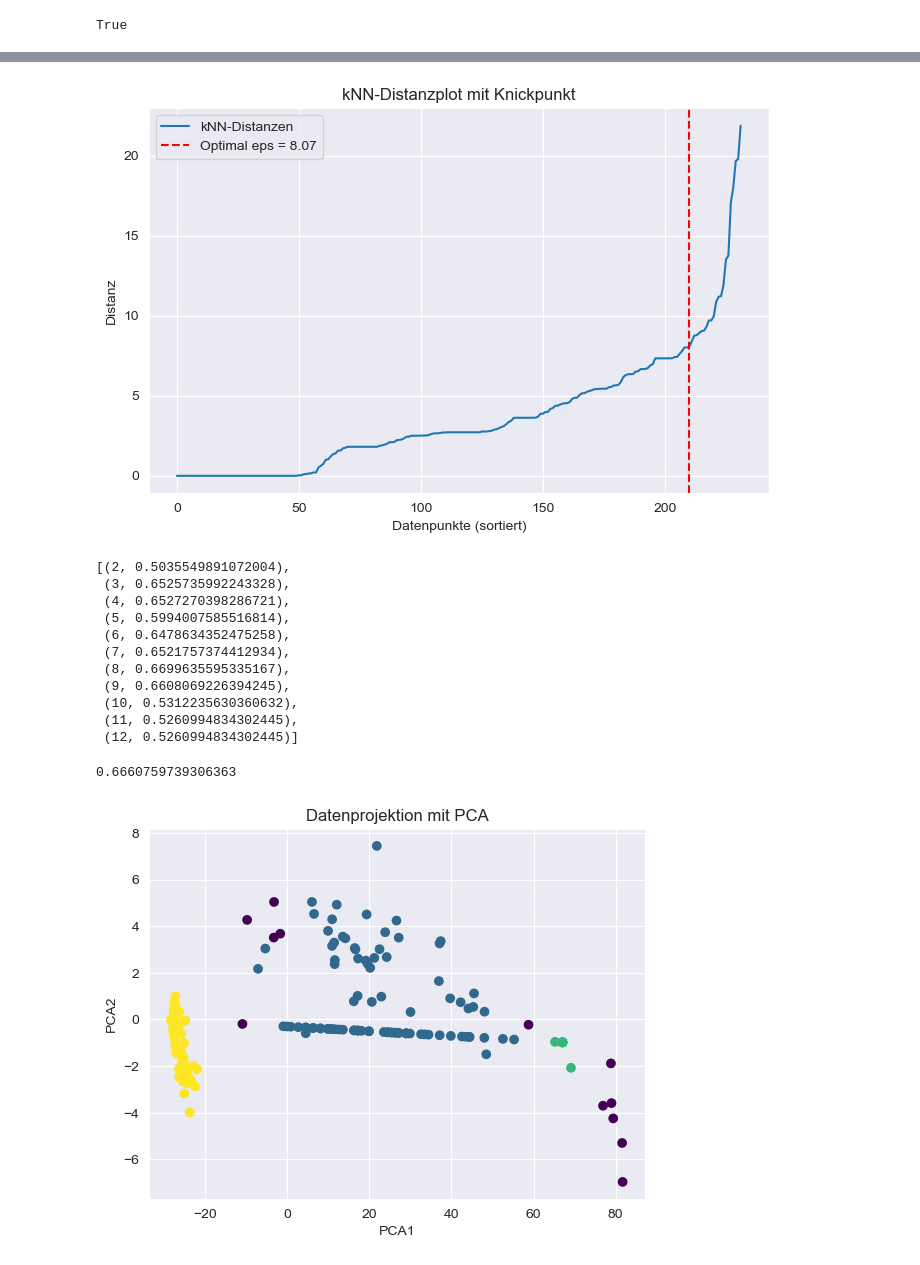
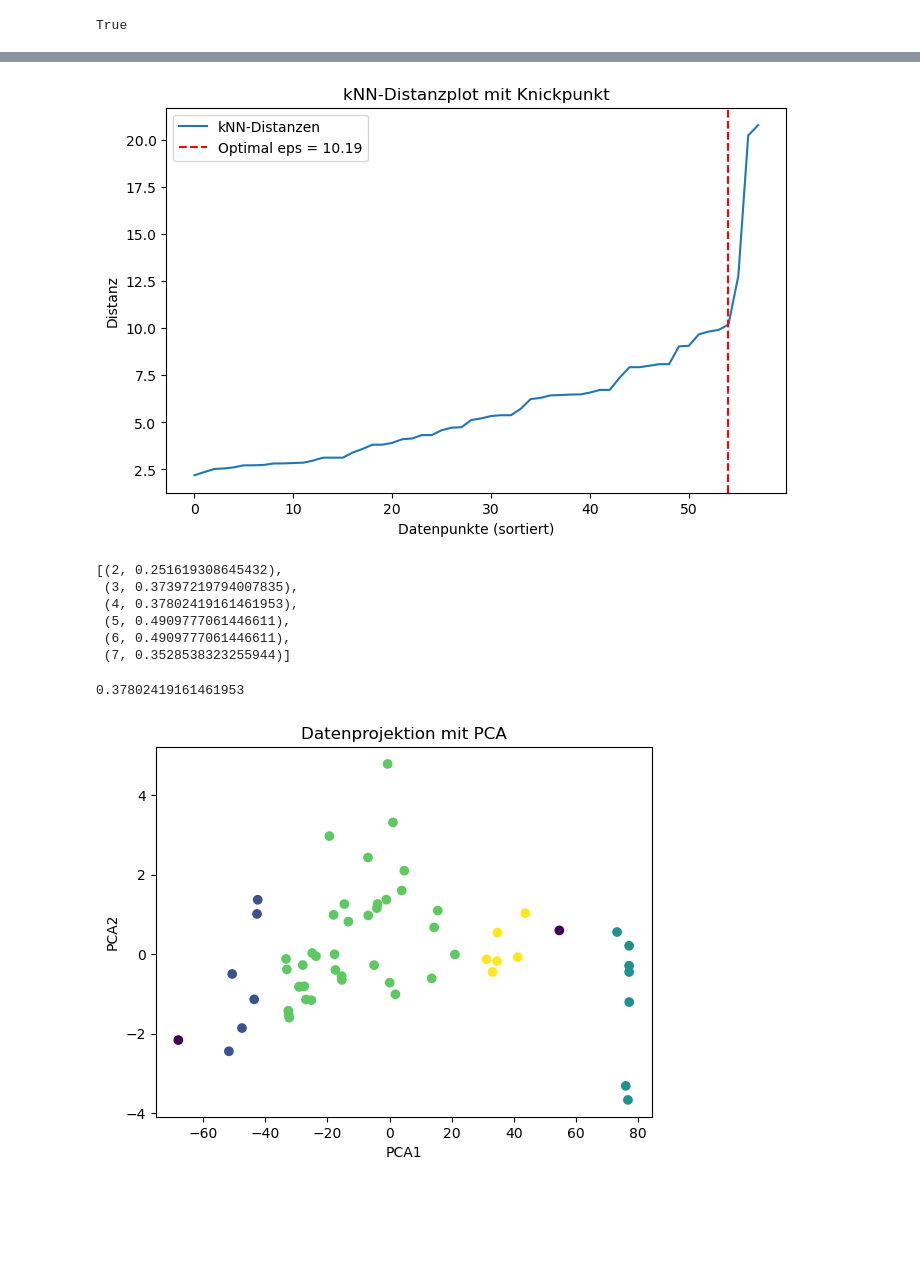
Before and after one commit to dgojny/Datenanalyse-in-Unternehmen, a Jupyter notebook: muster_cluster.ipynb, the cells around one changed output, grey strips where cells are left out. Cells and saved outputs as stored; diff of their text form; code cells hidden in the pictures; blank space fills up the shorter version.

```diff
--- a/muster_cluster.ipynb
+++ b/muster_cluster.ipynb
@@ -84,10 +99,13 @@ time_series_data
 # %%
-scaler = MinMaxScaler()
-time_series_data_normalized = scaler.fit_transform(time_series_data.values.T)
+mm_scaler = MinMaxScaler()
+time_series_data_normalized = mm_scaler.fit_transform(time_series_data.values.T)
+time_series_data_agg = time_series_data.T.groupby(lambda col: col.split('_')[1]).median()
+
+time_series_data_agg_normalized = mm_scaler.fit_transform(time_series_data_agg)
 # %%
-X = time_series_data_normalized
+X = time_series_data_agg_normalized
 
-min_samples = 8
+min_samples = 4
 
 nbrs = NearestNeighbors(n_neighbors=min_samples).fit(X)
 distances, indices = nbrs.kneighbors(X)
@@ -107,9 +125,9 @@ plt.ylabel("Distanz")
 plt.legend()
 plt.show()
 # %% [output]
-[figure, old version]
+[figure, new version]
 # %%
-X = time_series_data_normalized
+X = time_series_data_agg_normalized
 
 # Verschiedene Werte für min_samples testen
 min_samples_range = range(2, 15)  # Werte von 3 bis 10 testen
@@ -134,33 +152,38 @@ for min_samples in min_samples_range:
 
 results
 # %% [output]
-[(2, 0.5035549891072004),
- (3, 0.6525735992243328),
- (4, 0.6527270398286721),
- (5, 0.5994007585516814),
- (6, 0.6478634352475258),
- (7, 0.6521757374412934),
- (8, 0.6699635595335167),
- (9, 0.6608069226394245),
- (10, 0.5312235630360632),
- (11, 0.5260994834302445),
- (12, 0.5260994834302445)]
+[(2, 0.251619308645432),
+ (3, 0.37397219794007835),
+ (4, 0.37802419161461953),
+ (5, 0.4909777061446611),
+ (6, 0.4909777061446611),
+ (7, 0.3528538323255944)]
 # %%
-dbscan = DBSCAN(eps=8.07, min_samples=8, metric="euclidean")
-labels = dbscan.fit_predict(time_series_data_normalized)
+min_samples = 4
 
-sil_score = silhouette_score(time_series_data_normalized, labels)
+nbrs = NearestNeighbors(n_neighbors=min_samples).fit(X)
+distances, indices = nbrs.kneighbors(X)
+
+distances = np.sort(distances[:, -1])
+
+knee = KneeLocator(range(len(distances)), distances, curve="convex", direction="increasing")
+optimal_eps = distances[knee.knee]
+
+dbscan = DBSCAN(eps=optimal_eps, min_samples=min_samples, metric="euclidean")
+labels_dbscan = dbscan.fit_predict(time_series_data_agg_normalized)
+
+sil_score = silhouette_score(time_series_data_agg_normalized, labels_dbscan)
 sil_score
 # %% [output]
-0.6660759739306363
+0.37802419161461953
 # %%
 pca = PCA(n_components=2)
-reduced_data = pca.fit_transform(time_series_data_normalized)
+reduced_data = pca.fit_transform(time_series_data_agg_normalized)
 
-plt.scatter(reduced_data[:, 0], reduced_data[:, 1], c=labels, cmap="viridis")
+plt.scatter(reduced_data[:, 0], reduced_data[:, 1], c=labels_dbscan, cmap="viridis")
 plt.title("Datenprojektion mit PCA")
 plt.xlabel("PCA1")
 plt.ylabel("PCA2")
 plt.show()
 # %% [output]
-[figure, old version]
+[figure, new version]
```
Also changed, not shown: parts of 9 cells of this notebook, 3 other files.
